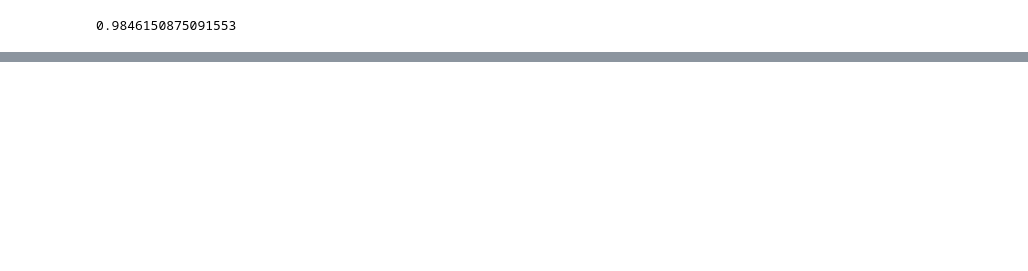
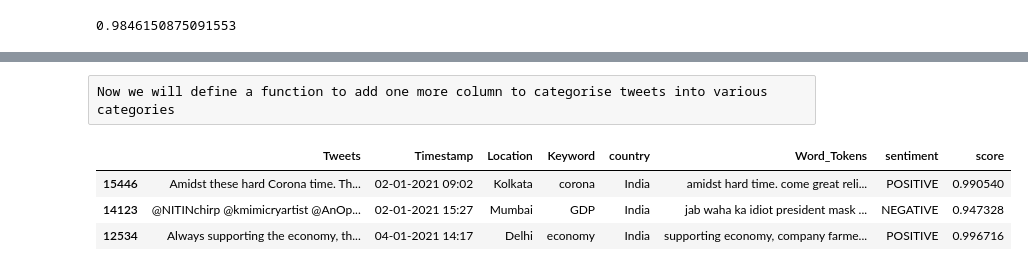
Before and after one commit to mdewli/Twitter_sentiment_Analysis, a Jupyter notebook: notebooks/02_data_preprocessing.ipynb, the cells around one changed output, grey strips where cells are left out. Saved outputs shown, nothing was run; the diff lists cells and outputs as text; code cells hidden in the pictures; blank space fills up the shorter version.

```diff
--- a/notebooks/02_data_preprocessing.ipynb
+++ b/notebooks/02_data_preprocessing.ipynb
@@ -190,0 +215,2 @@ df['list_of_words']=df['tweet'].apply(lambda x: [word.lower() for word in x.spli
+# %%
+df['Word_Tokens']=df['Word_Tokens'].apply(clean_text)
@@ -190,0 +225,2 @@ df['list_of_words']=df['tweet'].apply(lambda x: [word.lower() for word in x.spli
+# %%
+df['Word_Tokens']=df['Word_Tokens'].apply(lambda x: " ".join(x))
@@ -190,0 +275,9 @@ df['list_of_words']=df['tweet'].apply(lambda x: [word.lower() for word in x.spli
+# %% [raw]
+Now we will define a function to add one more column to categorise tweets into various categories
+# %%
+df_india.sample(3)
+# %% [output]
+|  | Tweets | Timestamp | Location | Keyword | country | Word_Tokens | sentiment | score |
+| 15446 | Amidst these hard Corona time. Th... | 02-01-2021 09:02 | Kolkata | corona | India | amidst hard time. come great reli... | POSITIVE | 0.990540 |
+| 14123 | @NITINchirp @kmimicryartist @AnOp... | 02-01-2021 15:27 | Mumbai | GDP | India | jab waha ka idiot president mask ... | NEGATIVE | 0.947328 |
+| 12534 | Always supporting the economy, th... | 04-01-2021 14:17 | Delhi | economy | India | supporting economy, company farme... | POSITIVE | 0.996716 |
```
Also changed, not shown: parts of 72 cells of this notebook, 47 other files.
